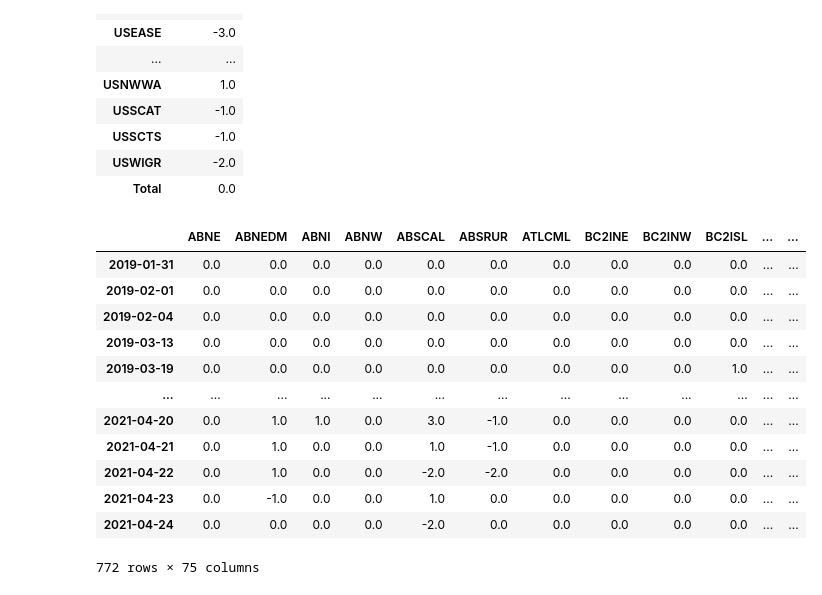
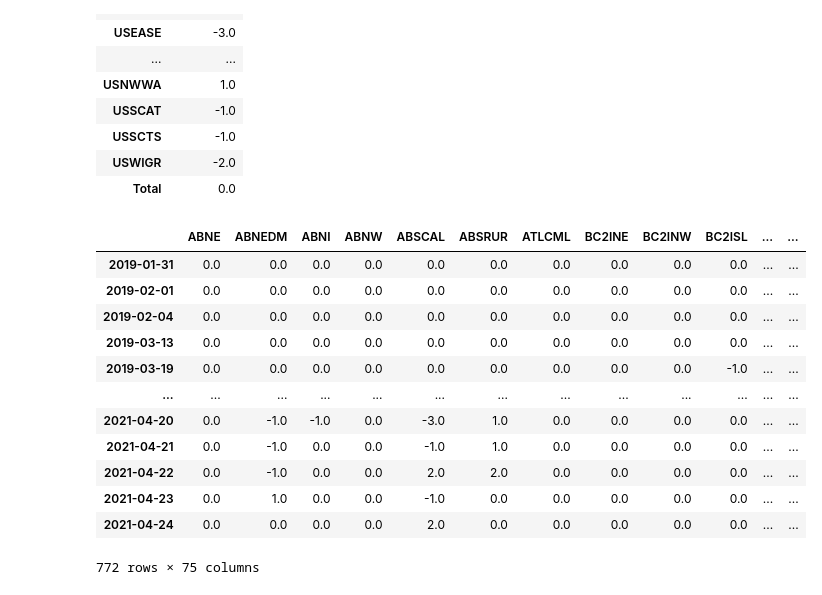
Before and after one commit to tranndt/ml-usra2021-NexusDataChallengeBison, a Jupyter notebook: [05-2021] Nexus Data Challenge/Jason's Notebook.ipynb, the cells around one changed output. Drawn from its saved outputs; the diff is of its cells as text; code cells hidden in the pictures.

```diff
--- a/[05-2021] Nexus Data Challenge/Jason's Notebook.ipynb
+++ b/[05-2021] Nexus Data Challenge/Jason's Notebook.ipynb
@@ -246,33 +349,33 @@ df_degree
 # %%
 # date = pd.Timestamp(2019,3,27,0)
 df_res = pd.DataFrame()
 for date in set(DF_CLEAN["Start Date"]) | set(DF_CLEAN["Completion Date"]):
     df_0 = DF_CLEAN.copy()
     df_1a = df_0[df_0["Start Date"]==date]
     df_1b = df_0[df_0["Completion Date"]==date]
     df_1 = pd.concat([df_1a,df_1b]).drop_duplicates(keep='first').dropna()
     df_2a = pd.concat([df_1["Shipper Region3"].value_counts(),df_1["Consignee Region3"].value_counts()],axis=1).fillna(0)
-    df_2a[date] = df_2a["Consignee Region3"]-df_2a["Shipper Region3"]
+    df_2a[date] = df_2a["Shipper Region3"]-df_2a["Consignee Region3"]
     df_2 = df_2a.drop(["Shipper Region3","Consignee Region3"],axis=1)
     df_res = pd.concat([df_res,df_2],axis=1)
 
 df_res = df_res.fillna(0).T
 df_res = df_res.sort_index(axis = 0).sort_index(axis = 1)
 df_res["Total"] = df_res.sum(numeric_only=True, axis=1)
 df_res
 # %% [output]
 |  | ABNE | ABNEDM | ABNI | ABNW | ABSCAL | ABSRUR | ATLCML | BC2INE | BC2INW | BC2ISL | ... | ... |
 | 2019-01-31 | 0.0 | 0.0 | 0.0 | 0.0 | 0.0 | 0.0 | 0.0 | 0.0 | 0.0 | 0.0 | ... | ... |
 | 2019-02-01 | 0.0 | 0.0 | 0.0 | 0.0 | 0.0 | 0.0 | 0.0 | 0.0 | 0.0 | 0.0 | ... | ... |
 | 2019-02-04 | 0.0 | 0.0 | 0.0 | 0.0 | 0.0 | 0.0 | 0.0 | 0.0 | 0.0 | 0.0 | ... | ... |
 | 2019-03-13 | 0.0 | 0.0 | 0.0 | 0.0 | 0.0 | 0.0 | 0.0 | 0.0 | 0.0 | 0.0 | ... | ... |
-| 2019-03-19 | 0.0 | 0.0 | 0.0 | 0.0 | 0.0 | 0.0 | 0.0 | 0.0 | 0.0 | 1.0 | ... | ... |
+| 2019-03-19 | 0.0 | 0.0 | 0.0 | 0.0 | 0.0 | 0.0 | 0.0 | 0.0 | 0.0 | -1.0 | ... | ... |
 | ... | ... | ... | ... | ... | ... | ... | ... | ... | ... | ... | ... | ... |
-| 2021-04-20 | 0.0 | 1.0 | 1.0 | 0.0 | 3.0 | -1.0 | 0.0 | 0.0 | 0.0 | 0.0 | ... | ... |
-| 2021-04-21 | 0.0 | 1.0 | 0.0 | 0.0 | 1.0 | -1.0 | 0.0 | 0.0 | 0.0 | 0.0 | ... | ... |
-| 2021-04-22 | 0.0 | 1.0 | 0.0 | 0.0 | -2.0 | -2.0 | 0.0 | 0.0 | 0.0 | 0.0 | ... | ... |
-| 2021-04-23 | 0.0 | -1.0 | 0.0 | 0.0 | 1.0 | 0.0 | 0.0 | 0.0 | 0.0 | 0.0 | ... | ... |
-| 2021-04-24 | 0.0 | 0.0 | 0.0 | 0.0 | -2.0 | 0.0 | 0.0 | 0.0 | 0.0 | 0.0 | ... | ... |
+| 2021-04-20 | 0.0 | -1.0 | -1.0 | 0.0 | -3.0 | 1.0 | 0.0 | 0.0 | 0.0 | 0.0 | ... | ... |
+| 2021-04-21 | 0.0 | -1.0 | 0.0 | 0.0 | -1.0 | 1.0 | 0.0 | 0.0 | 0.0 | 0.0 | ... | ... |
+| 2021-04-22 | 0.0 | -1.0 | 0.0 | 0.0 | 2.0 | 2.0 | 0.0 | 0.0 | 0.0 | 0.0 | ... | ... |
+| 2021-04-23 | 0.0 | 1.0 | 0.0 | 0.0 | -1.0 | 0.0 | 0.0 | 0.0 | 0.0 | 0.0 | ... | ... |
+| 2021-04-24 | 0.0 | 0.0 | 0.0 | 0.0 | 2.0 | 0.0 | 0.0 | 0.0 | 0.0 | 0.0 | ... | ... |
 772 rows × 75 columns
 # %%
 df_0 = df_res.loc[:,"PQ2MON"]
```
Also changed, not shown: parts of 20 cells of this notebook.
